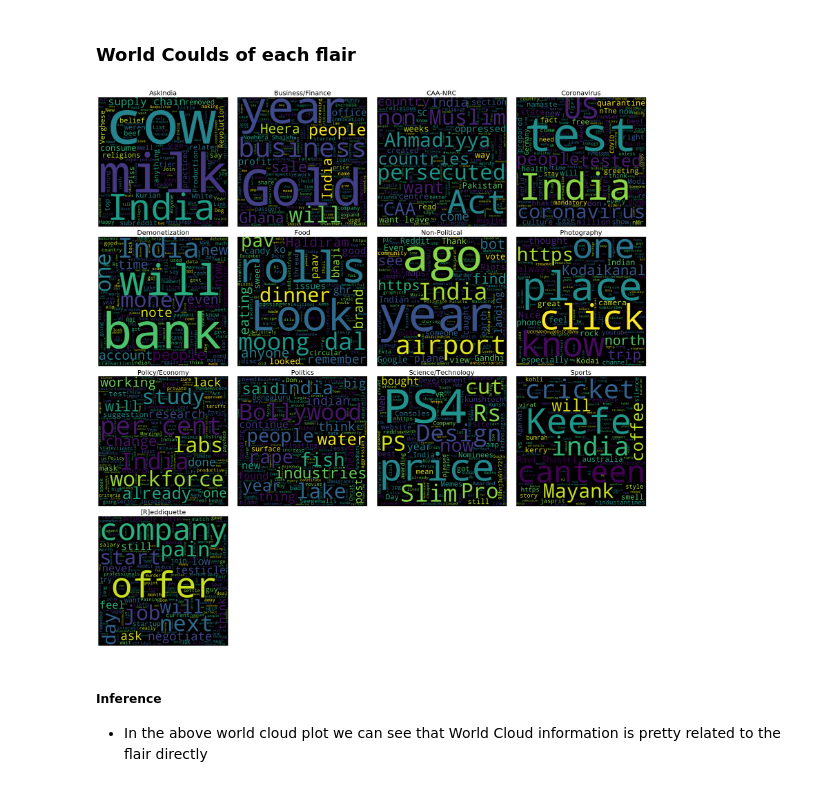
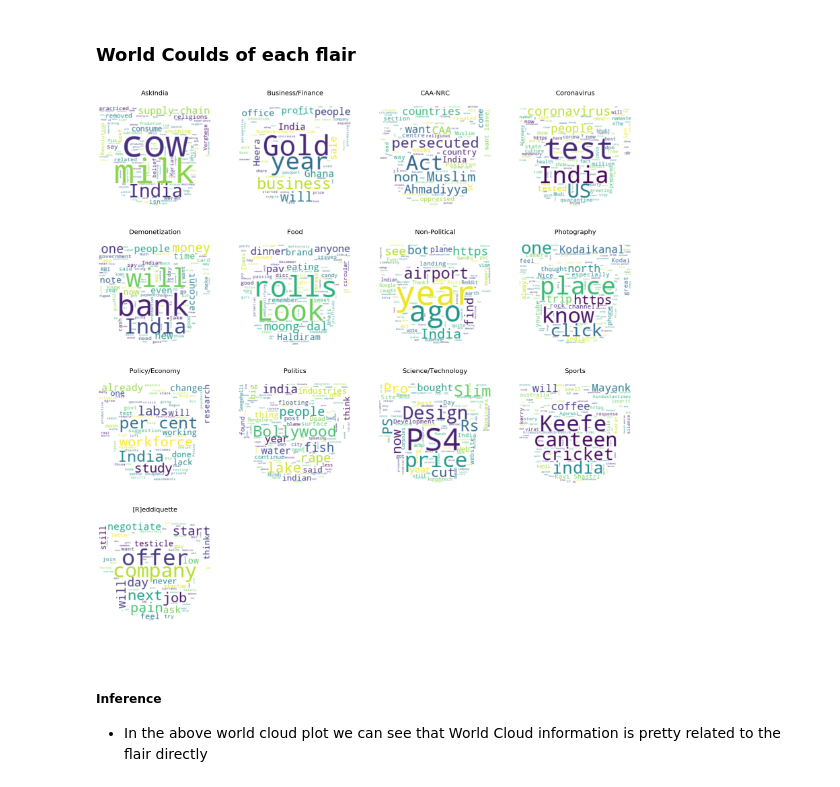
Before and after one commit to macabdul9/reddit-flait-detector, a Jupyter notebook: notebooks/reddit_flair_data_acquisation_June_2019.ipynb, the cells around one changed output. Cells and saved outputs as stored; diff of their text form; code cells hidden in the pictures.

```diff
--- a/notebooks/reddit_flair_data_acquisation_June_2019.ipynb
+++ b/notebooks/reddit_flair_data_acquisation_June_2019.ipynb
@@ -527,20 +533,21 @@ for flair in flairs:
 # %%
 fig=plt.figure(figsize=(24, 24))
 columns = 4
 rows = 4
 for i, pds in zip(range(1, columns*rows +1), flairs_series):
     text = pds.values
-    wordcloud = WordCloud(width = 800, height = 800, background_color = 'black', stopwords = STOPWORDS).generate(str(text))
+    mask = np.array(Image.open("mask.jpg"))
+    wordcloud = WordCloud(width = 800, height = 800, background_color = 'white', mask=mask, stopwords = STOPWORDS).generate(str(text))
     fig.add_subplot(rows, columns, i)
     plt.imshow(wordcloud, interpolation = 'bilinear')
     plt.title(list(flairs)[i-1], fontdict ={'fontsize':20})
-    plt.tight_layout(pad=1)
+    plt.tight_layout(pad=0)
     plt.axis('off')
 # # Save the img
 # plt.savefig("worldcloud.png")
 plt.show()
 # %% [output]
-[figure, old version]
+[figure, new version]
 # %% [markdown]
 ##### Inference
 - In the above world cloud plot we can see that World Cloud information is pretty related to the flair directly
```
Also changed, not shown: parts of 28 cells of this notebook, 6 other files.
